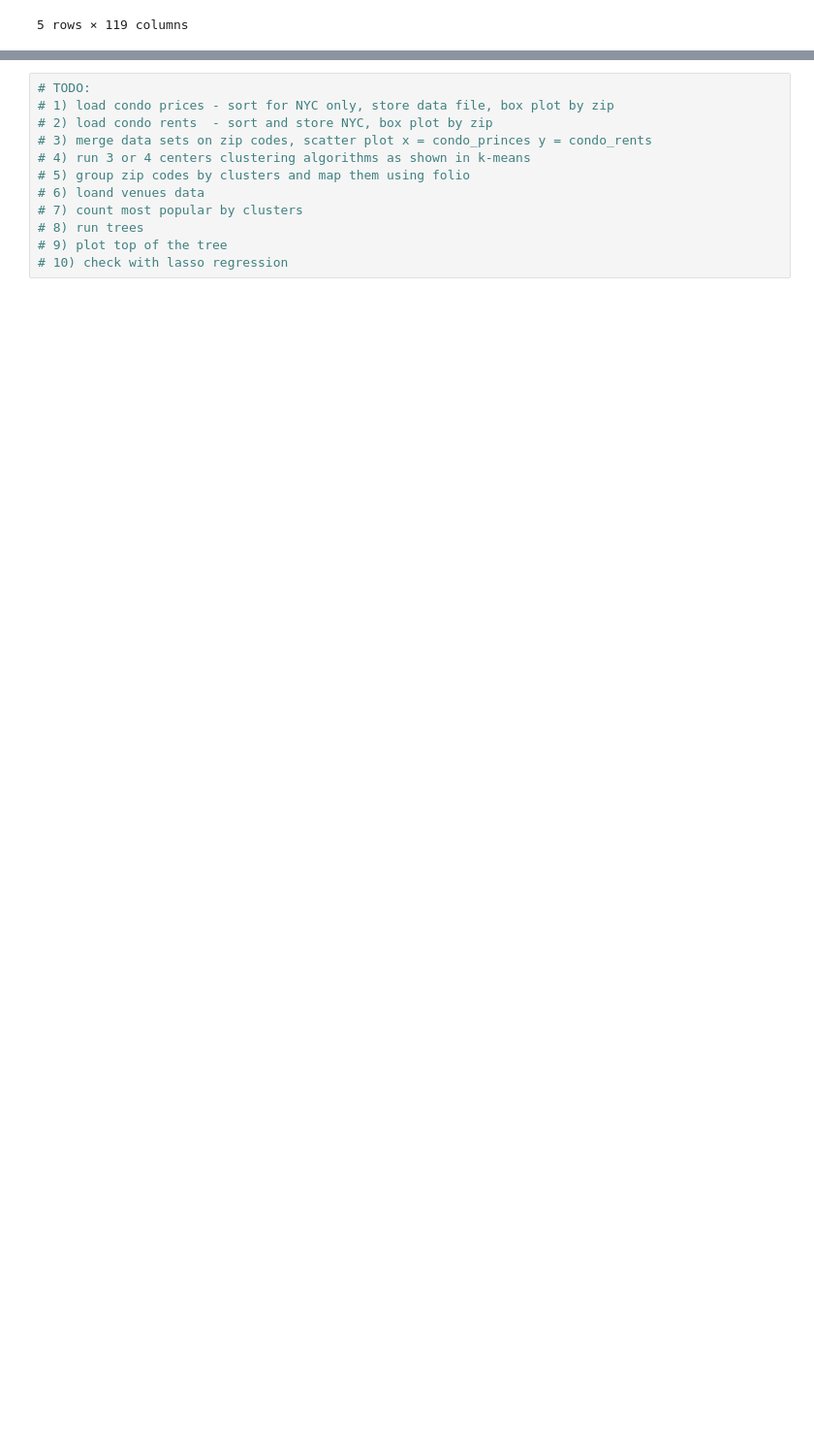
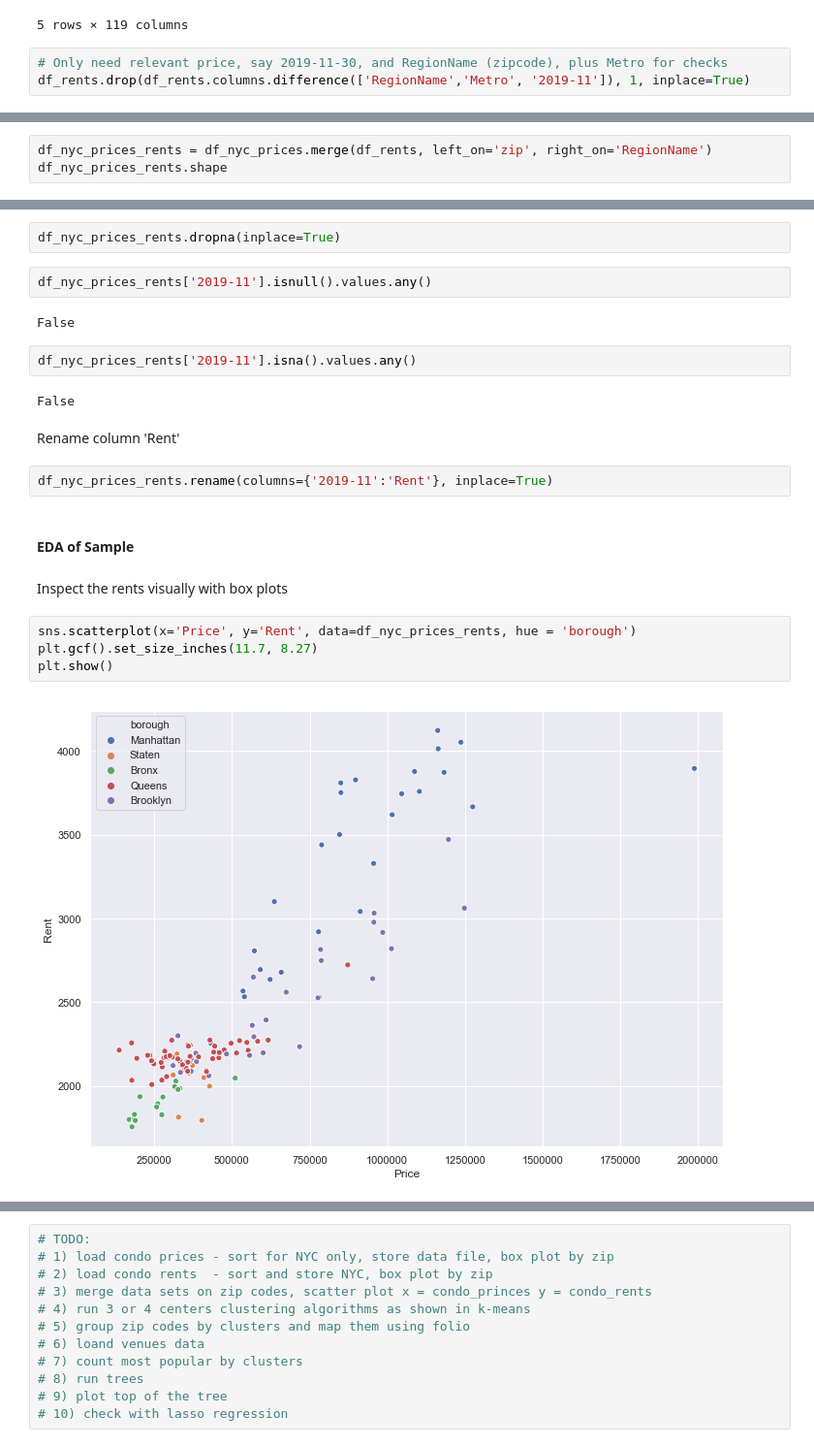
Before and after one commit to allaccountstaken/predicting_urban_home_values, a Jupyter notebook: Predicting Home Values Using Venues.ipynb, the cells around one changed output, grey strips where cells are left out. Shown at 97% size. Drawn from its saved outputs; the diff is of its cells as text; blank space fills up the shorter version.

Commit message:
prepare rents data sets and merge all

```diff
--- a/Predicting Home Values Using Venues.ipynb
+++ b/Predicting Home Values Using Venues.ipynb
@@ -122,3 +125,6 @@ df_rents.head()
 | 91982 | 77494 | Katy | TX | Houston-The Woodlands-Sugar Land | Harris County | 4 | 1547.0 | 1549.0 | 1560.0 | 1560.0 | ... |
 | 84616 | 60614 | Chicago | IL | Chicago-Naperville-Elgin | Cook County | 5 | 1922.0 | 1925.0 | 1921.0 | 1908.0 | ... |
 5 rows × 119 columns
+# %%
+# Only need relevant price, say 2019-11-30, and RegionName (zipcode), plus Metro for checks
+df_rents.drop(df_rents.columns.difference(['RegionName','Metro', '2019-11']), 1, inplace=True)
@@ -124,0 +141,3 @@ df_rents.head()
+# %%
+df_nyc_prices_rents = df_nyc_prices.merge(df_rents, left_on='zip', right_on='RegionName')
+df_nyc_prices_rents.shape
@@ -124,0 +160,24 @@ df_rents.head()
+# %%
+df_nyc_prices_rents.dropna(inplace=True)
+# %%
+df_nyc_prices_rents['2019-11'].isnull().values.any()
+# %% [output]
+False
+# %%
+df_nyc_prices_rents['2019-11'].isna().values.any()
+# %% [output]
+False
+# %% [markdown]
+Rename column 'Rent'
+# %%
+df_nyc_prices_rents.rename(columns={'2019-11':'Rent'}, inplace=True)
+# %% [markdown]
+#### EDA of Sample
+# %% [markdown]
+Inspect the rents visually with box plots
+# %%
+sns.scatterplot(x='Price', y='Rent', data=df_nyc_prices_rents, hue = 'borough')
+plt.gcf().set_size_inches(11.7, 8.27)
+plt.show()
+# %% [output]
+[figure, added]
```
Also changed, not shown: parts of 12 cells of this notebook.
